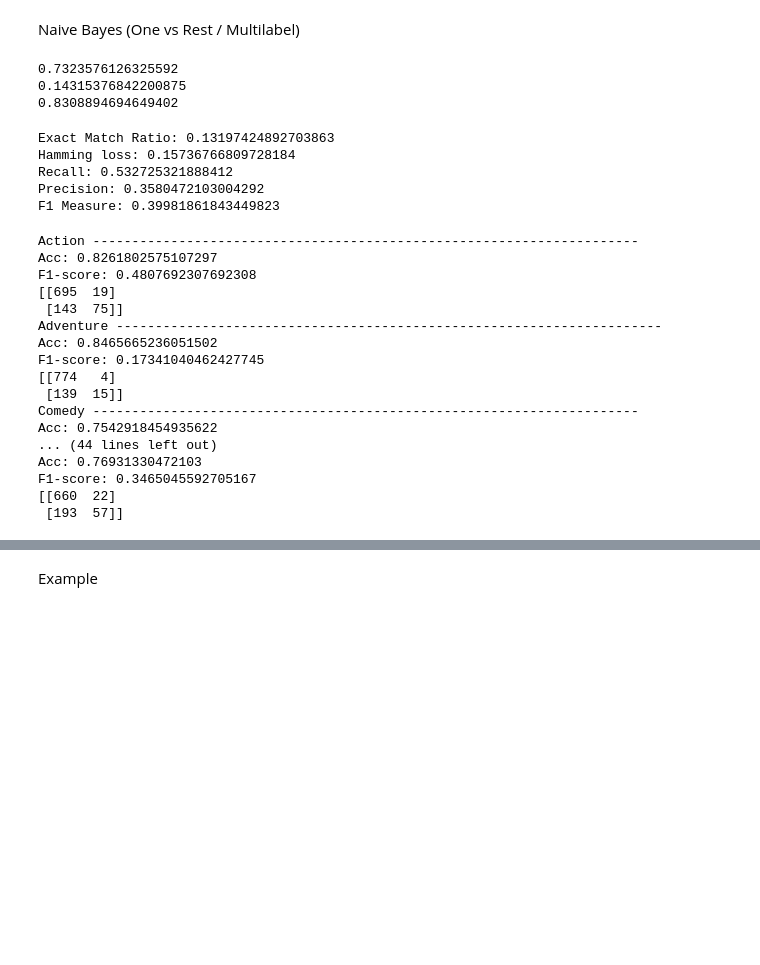
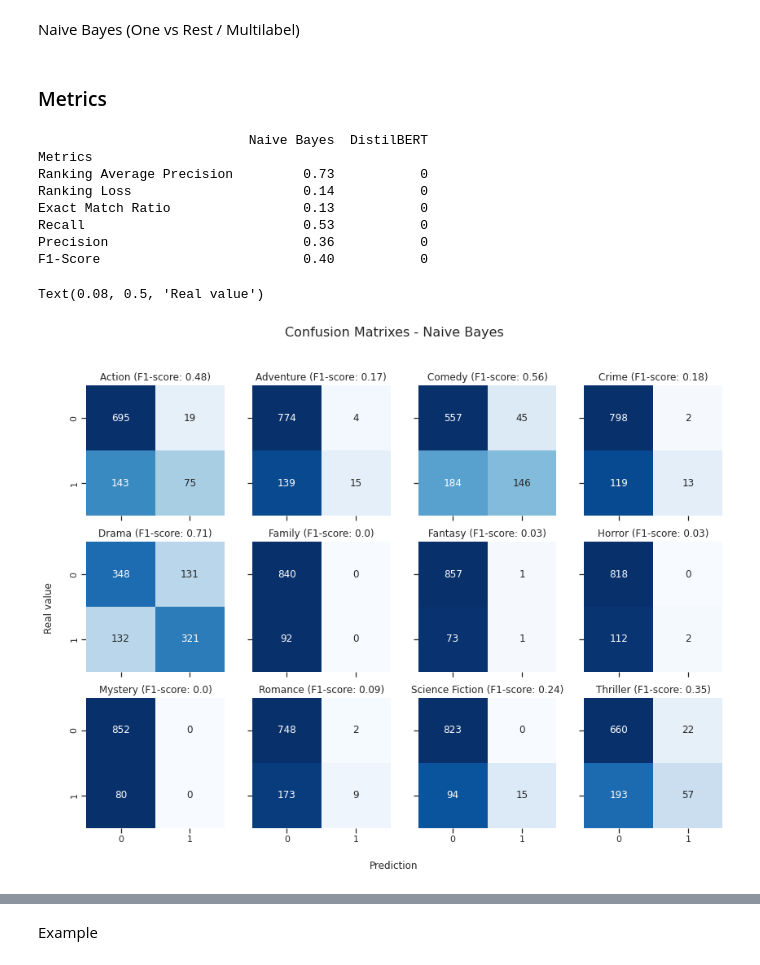
Before and after one commit to Jaimemorillo/nlp-movies, a Jupyter notebook: genre-prediction.ipynb, the cells around one changed output, grey strips where cells are left out. Cells and saved outputs as stored; diff of their text form; code cells hidden in the pictures; blank space fills up the shorter version.

```diff
--- a/genre-prediction.ipynb
+++ b/genre-prediction.ipynb
@@ -203,10 +208,5 @@ clf = OneVsRestClassifier(MultinomialNB())
 clf.fit(X_train_enc, y_train)
 y_pred_proba = clf.predict_proba(X_test_enc)
 predictions = clf.predict(X_test_enc)
-# %%
-print(sklearn.metrics.label_ranking_average_precision_score(y_test, y_pred_proba))
-print(sklearn.metrics.label_ranking_loss(y_test, y_pred_proba))
-# %% [output]
-0.7323576126325592
-0.14315376842200875
-0.8308894694649402
+# %% [markdown]
+### Metrics
@@ -213,39 +219,38 @@ print(sklearn.metrics.label_ranking_loss(y_test, y_pred_proba))
 # %%
-print('Exact Match Ratio: {0}'.format(sklearn.metrics.accuracy_score(y_test, predictions)))
-print('Recall: {0}'.format(sklearn.metrics.precision_score(y_true=y_test, y_pred=predictions, average='samples')))
-print('Precision: {0}'.format(sklearn.metrics.recall_score(y_true=y_test, y_pred=predictions, average='samples')))
-print('F1 Measure: {0}'.format(sklearn.metrics.f1_score(y_true=y_test, y_pred=predictions, average='samples')))
+results.loc['Ranking Average Precision', 'Naive Bayes'] = sklearn.metrics.label_ranking_average_precision_score(y_test, y_pred_proba)
+results.loc['Ranking Loss', 'Naive Bayes'] = sklearn.metrics.label_ranking_loss(y_test, y_pred_proba)
+results.loc['Exact Match Ratio', 'Naive Bayes'] = sklearn.metrics.accuracy_score(y_test, predictions)
+results.loc['Recall', 'Naive Bayes'] = sklearn.metrics.precision_score(y_test, y_pred=predictions, average='samples')
+results.loc['Precision', 'Naive Bayes'] = sklearn.metrics.recall_score(y_test, y_pred=predictions, average='samples')
+results.loc['F1-Score', 'Naive Bayes'] = sklearn.metrics.f1_score(y_test, y_pred=predictions, average='samples')
+results = results.round(2)
+print(results)
 # %% [output]
-Exact Match Ratio: 0.13197424892703863
-Hamming loss: 0.15736766809728184
-Recall: 0.532725321888412
-Precision: 0.3580472103004292
-F1 Measure: 0.39981861843449823
+                           Naive Bayes  DistilBERT
+Metrics
+Ranking Average Precision         0.73           0
+Ranking Loss                      0.14           0
+Exact Match Ratio                 0.13           0
+Recall                            0.53           0
+Precision                         0.36           0
+F1-Score                          0.40           0
-# %%
-confusion_matrix = sklearn.metrics.multilabel_confusion_matrix(y_test, predictions)
-for idx,i in enumerate(confusion_matrix):
-    print(y_test.columns[idx] + ' ----------------------------------------------------------------------')
-    print('Acc: {0}'.format(sklearn.metrics.accuracy_score(y_test.iloc[:,idx],
-                                                           pd.DataFrame(predictions).iloc[:,idx])))
-    print('F1-score: {0}'.format(sklearn.metrics.f1_score(y_test.iloc[:,idx],
-                                                          pd.DataFrame(predictions).iloc[:,idx])))
-    print(i)
-# %% [output]
-Action ----------------------------------------------------------------------
-Acc: 0.8261802575107297
-F1-score: 0.4807692307692308
-[[695  19]
- [143  75]]
-Adventure ----------------------------------------------------------------------
-Acc: 0.8465665236051502
-F1-score: 0.17341040462427745
-[[774   4]
- [139  15]]
-Comedy ----------------------------------------------------------------------
-Acc: 0.7542918454935622
-... (44 lines left out)
-Acc: 0.76931330472103
-F1-score: 0.3465045592705167
-[[660  22]
- [193  57]]
+# %%
+fig, axes = plt.subplots(3,4, figsize=(14, 10), sharey=True, sharex=True)
+fig.suptitle('Confusion Matrixes - Naive Bayes', fontsize=16)
+
+confusion_matrixes = sklearn.metrics.multilabel_confusion_matrix(y_test, predictions)
+for idx,i in enumerate(confusion_matrixes):
+    f1_score = sklearn.metrics.f1_score(y_test.iloc[:,idx], pd.DataFrame(predictions).iloc[:,idx])
+    f1_score = round(f1_score,2)
+    ax = axes.flat[idx]
+    vmax = i[1,0] + i[1,1]
+    sns.heatmap(i, annot=True, fmt='g', vmin=0, vmax=vmax, cmap="Blues", cbar=False,
+                ax=ax).set_title(y_test.columns[idx] + ' (F1-score: ' + str(f1_score) + ')')
+
+# Set common labels
+fig.text(0.5, 0.06, 'Prediction', ha='center', va='center')
+fig.text(0.08, 0.5, 'Real value', ha='center', va='center', rotation='vertical')
+# %% [output]
+Text(0.08, 0.5, 'Real value')
+[figure, added]
 # %% [markdown]
```
Also changed, not shown: parts of 21 cells of this notebook.
